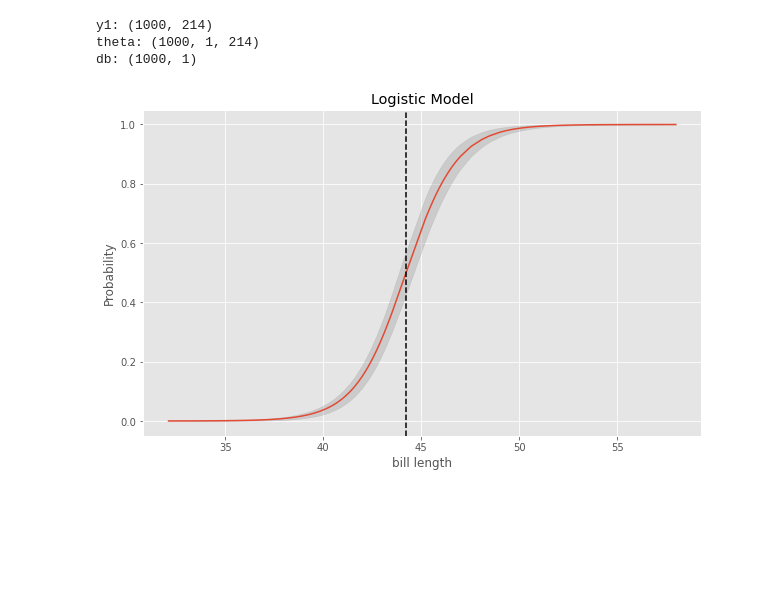
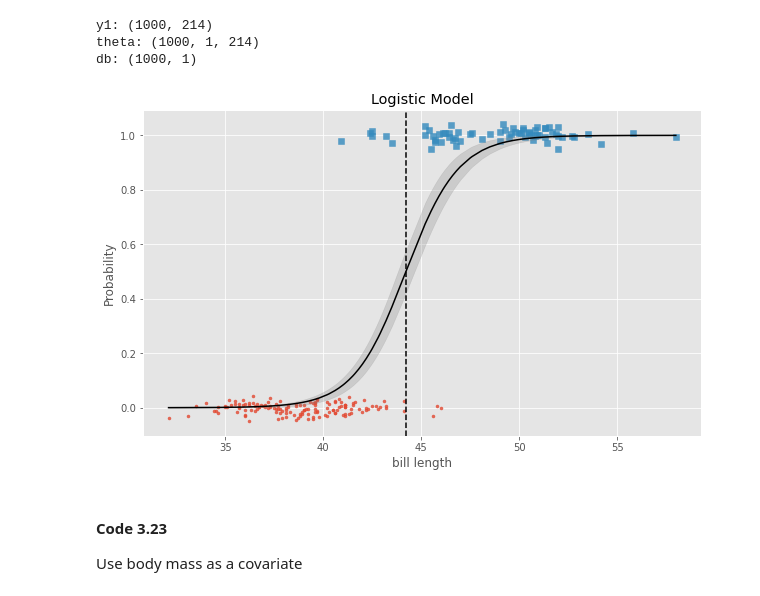
Before and after one commit to GStechschulte/books-with-code, a Jupyter notebook: bmcp/ch_3_pyro.ipynb, the cells around one changed output. Drawn from its saved outputs; the diff is of its cells as text; code cells hidden in the pictures; blank space fills up the shorter version.

Commit message:
covariate w/logistic regression and util. to do

```diff
--- a/bmcp/ch_3_pyro.ipynb
+++ b/bmcp/ch_3_pyro.ipynb
@@ -498,15 +417,22 @@ predictions = pd.DataFrame({
 predictions = predictions.sort_values(by=['bill_length'])
 # %%
 plt.figure(figsize=(10, 6))
-sns.lineplot(x=predictions['bill_length'], y=predictions['prob_mu'])
+
+for i, (label, marker) in enumerate(zip(species.categories, (".", "s"))):
+    _filter = (species.codes == i) ## size
+    x = bill_length_obs[_filter] ## x_obs
+    y = np.random.normal(i, 0.02, size=_filter.sum()) ## small amount of noise (jitter)
+    plt.scatter(bill_length_obs[_filter], y, marker=marker, label=label, alpha=.8)
+
+plt.plot(predictions['bill_length'], predictions['prob_mu'], color='black')
 plt.fill_between(
     predictions['bill_length'], predictions['high'], predictions['low'],
     alpha=0.25, color='grey')
 plt.axvline(
     x=predictive_samples['db'].numpy().mean(), linestyle='--', color='black')
 plt.xlabel('bill length')
 plt.ylabel('Probability')
 plt.title('Logistic Model')
 plt.show()
 # %% [output]
-[figure, old version]
+[figure, new version]
@@ -512,0 +441,4 @@ plt.show()
+# %% [markdown]
+#### Code 3.23
+
+Use body mass as a covariate
```
Also changed, not shown: parts of 40 cells of this notebook, 3 other files.
